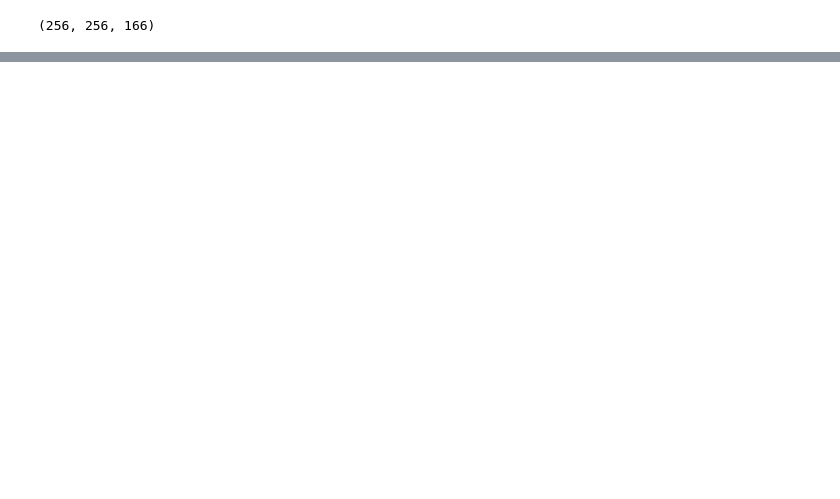
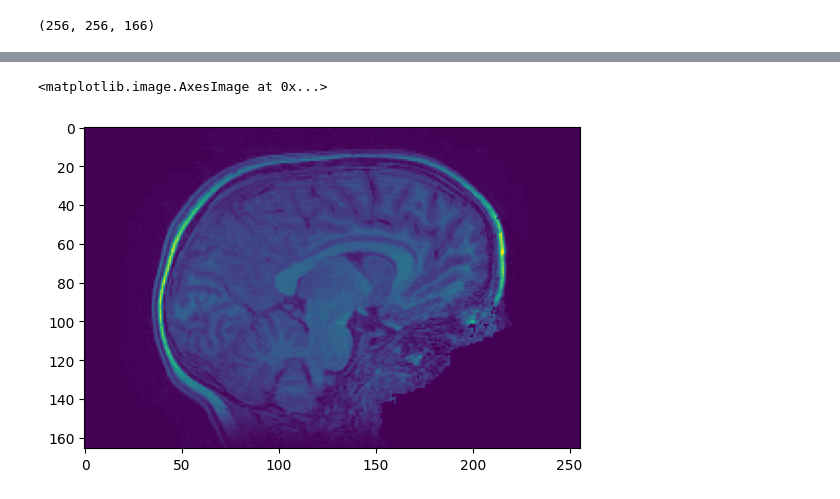
Before and after one commit to xnought/vis-fmri, a Jupyter notebook: what-look-like.ipynb, the cells around one changed output, grey strips where cells are left out. Saved outputs shown, nothing was run; the diff lists cells and outputs as text; code cells hidden in the pictures; blank space fills up the shorter version.

```diff
--- a/what-look-like.ipynb
+++ b/what-look-like.ipynb
@@ -17,0 +23,5 @@ plt.imshow(img_data[:, :, 100])
+# %%
+plt.imshow(img_data[img_data.shape[0]//2, :, ::-1].T)
+# %% [output]
+<matplotlib.image.AxesImage at 0x...>
+[figure, added]
```
Also changed, not shown: parts of 2 cells of this notebook.
